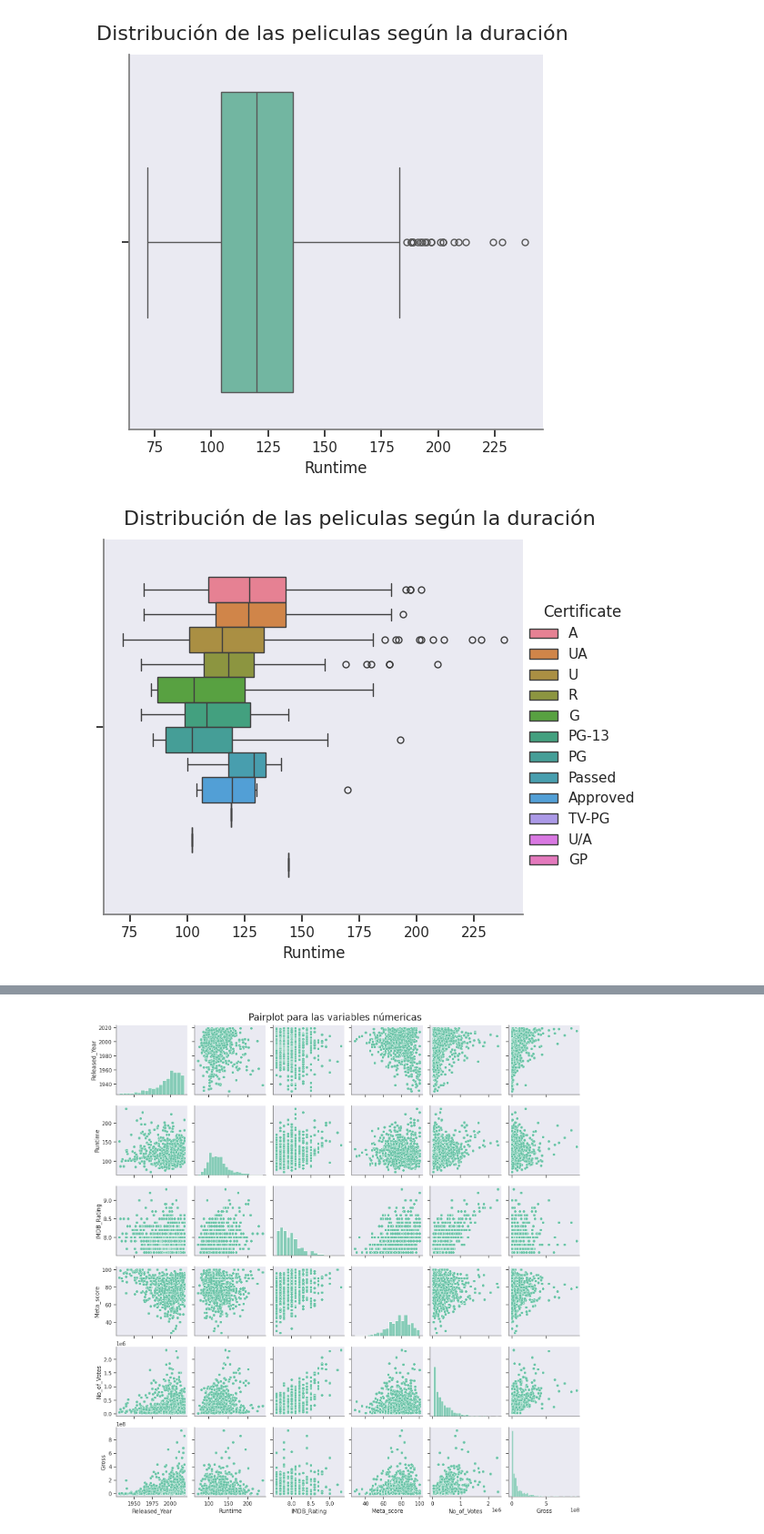
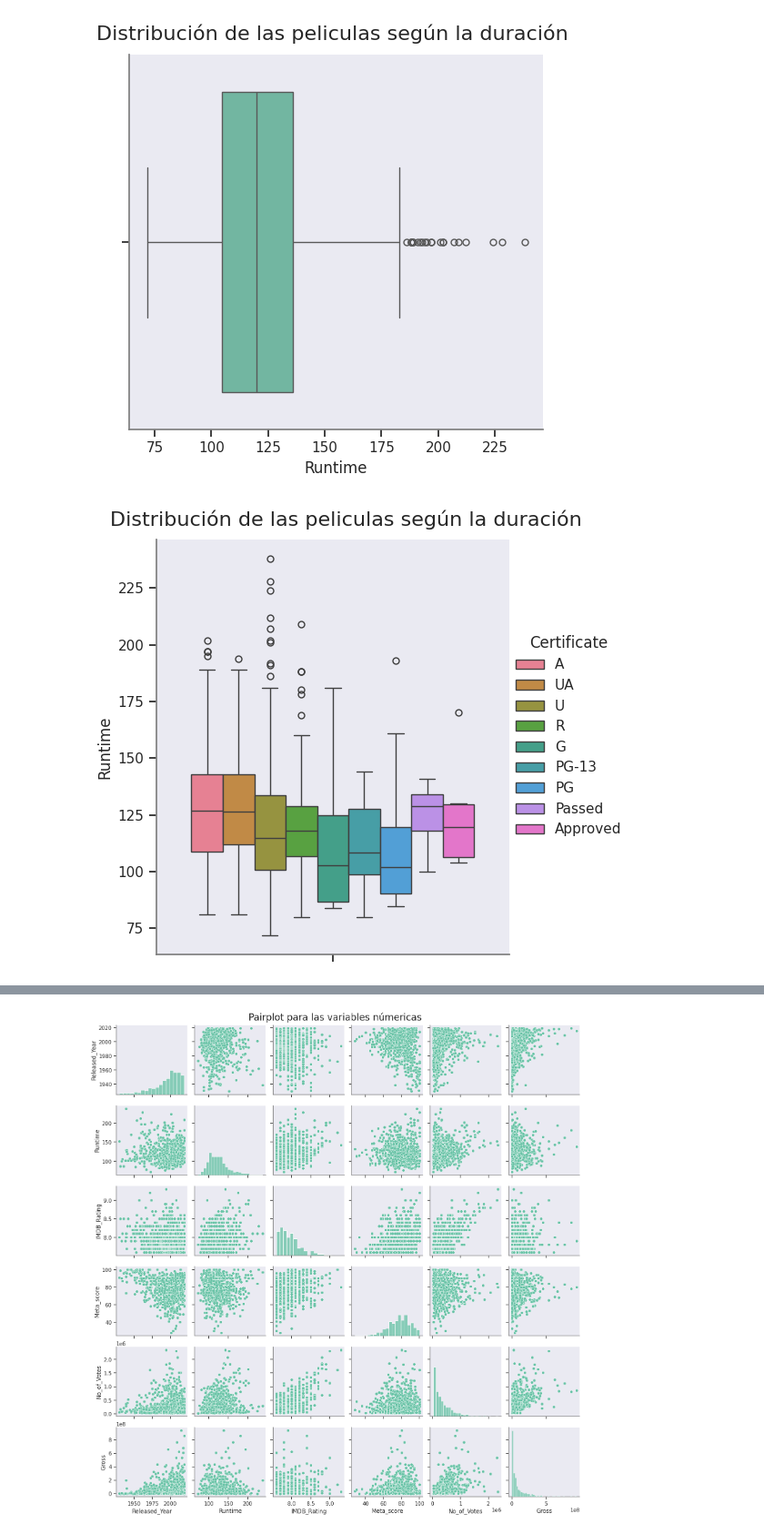
Before and after one commit to AFMartinezF/visualization_project, a Jupyter notebook: proyecto_final.ipynb, the cells around one changed output, grey strips where cells are left out. Shown at 91% size. Drawn from its saved outputs; the diff is of its cells as text; code cells hidden in the pictures.

```diff
--- a/proyecto_final.ipynb
+++ b/proyecto_final.ipynb
@@ -63,5 +70,3 @@ Star4            0
 No_of_Votes      0
 Gross            0
 dtype: int64
-# %%
-df['Released_Year'] = df['Released_Year'].astype(int)
@@ -69,0 +73,2 @@ ValueError: invalid literal for int() with base 10: 'PG'
+# %%
+df = df.drop(df[(df['Certificate'] == 'U/A') | (df['Certificate'] == 'TV-PG') | (df['Certificate'] == 'GP')].index) #Borro los registros marcados con calores exoticos en el atributo Certificate
@@ -115,8 +127,8 @@ plt.show()
 # %% [output]
 [figure]
 # %%
-sns.catplot(data=df, x='Runtime',kind="box",hue='Certificate')
+sns.catplot(data=df, y='Runtime',kind="box",hue='Certificate')
 plt.suptitle("Distribución de las peliculas según la duración", y=1.03, fontsize=16)
 plt.show()
 # %% [output]
-[figure, old version]
+[figure, new version]
```
Also changed, not shown: parts of 9 cells of this notebook, 2 other files.
